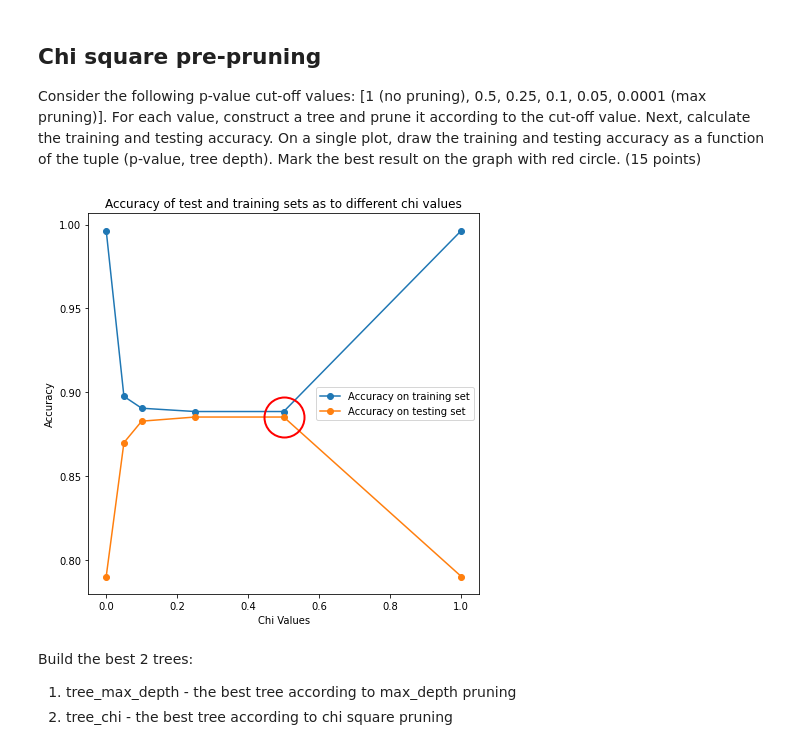
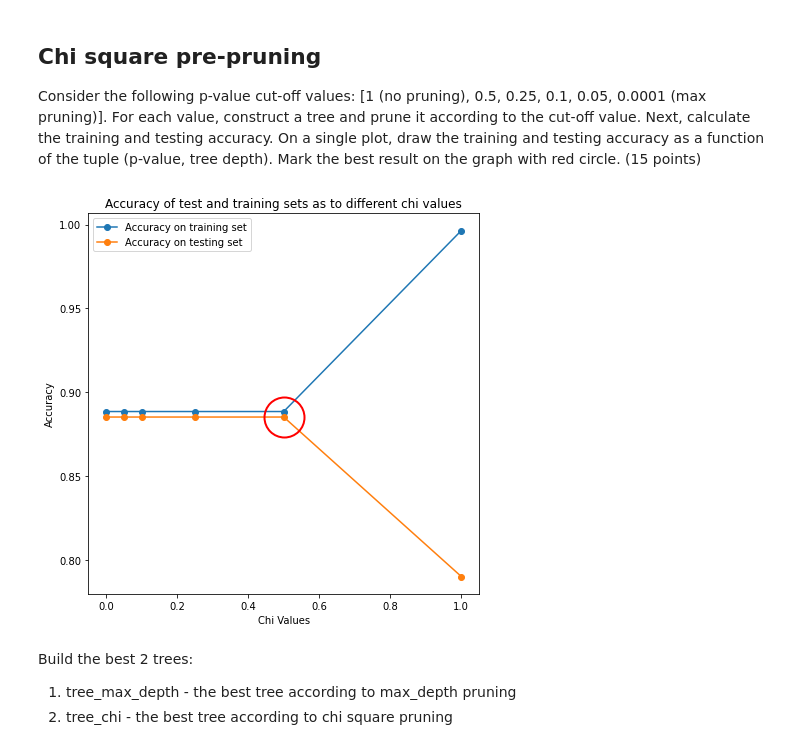
Before and after one commit to danspts/ml-hw, a Jupyter notebook: hw2/hwa2.ipynb, the cells around one changed output. Saved outputs shown, nothing was run; the diff lists cells and outputs as text; code cells hidden in the pictures.

Commit message:
made chi table paramter of build tree

```diff
--- a/hw2/hwa2.ipynb
+++ b/hw2/hwa2.ipynb
@@ -350,7 +350,7 @@ def chi_square_test(data):
 
     return chi, df
 # %%
-def build_tree(data, impurity, gain_ratio=False, chi=1, max_depth=500, feature_value=None):
+def build_tree(data, impurity, gain_ratio=False, chi=1, max_depth=500, feature_value=None, chi_table=None):
     """
     Build a tree using the given impurity measure and training dataset.
     You are required to fully grow the tree until all leaves are pure.
@@ -383,8 +383,10 @@ def build_tree(data, impurity, gain_ratio=False, chi=1, max_depth=500, feature_v
     # we pass in only the feature and class columns
     chi_value, df = chi_square_test(data[:,[feature, -1]])
 
-    if feature_value and chi != 1 and chi_value > chi_table[df].get(chi, 100000):
-        return root
+    if feature_value and chi != 1:
+        # If chi_table was not passed, we simply use the chi paramter as a cutoff
+        if (chi_table and chi_value > chi_table[df].get(chi, 100000)) or chi_value > chi:
+            return root
 
     for value in split_feature_dict:
 
@@ -580,11 +591,11 @@ chi_table = {1: {0.5 : 0.45,
 #### Your code here ####
 p_values = [1, 0.5, 0.25, 0.1, 0.05, 0.0001]
 # %%
-def chi_cut_off(data, test_data, impurity, gain_ratio, p_values):
+def chi_cut_off(data, test_data, impurity, gain_ratio, p_values, chi_table):
     history_accuracy_test = []
     history_accuracy_data = []
     for chi in p_values:
-        tree_node = build_tree(data=data, chi=chi, impurity=impurity, gain_ratio=gain_ratio)
+        tree_node = build_tree(data=data, chi=chi, chi_table=chi_table, impurity=impurity, gain_ratio=gain_ratio)
         accuracy_data = calc_accuracy(tree_node, data)
         accuracy_test = calc_accuracy(tree_node, test_data)
         history_accuracy_test.append(accuracy_test)
@@ -592,26 +603,26 @@ def chi_cut_off(data, test_data, impurity, gain_ratio, p_values):
     return history_accuracy_data, history_accuracy_test
 # %%
 history_accuracy_data, history_accuracy_test = chi_cut_off(X_train, X_test, calc_entropy,
-                                                    gain_ratio=True, p_values =p_values)
+                                                    gain_ratio=True, p_values =p_values, chi_table=chi_table)
 # %%
 ymax = max(history_accuracy_test)
 xpos = history_accuracy_test.index(ymax)
 best_chi = p_values[xpos]
 
 
 plt.figure(figsize=(7, 7))
 plt.plot(p_values, history_accuracy_data, marker="o")
 plt.plot(p_values, history_accuracy_test, marker="o")
 
-plt.plot(xmax, ymax, 'o', ms=20 * 2, mec='r', mfc='none', mew=2)
+plt.plot(best_chi, ymax, 'o', ms=20 * 2, mec='r', mfc='none', mew=2)
 
 plt.xlabel('Chi Values')
 plt.ylabel('Accuracy')
 plt.title('Accuracy of test and training sets as to different chi values')
 plt.legend(["Accuracy on training set", "Accuracy on testing set"])
 plt.show()
 # %% [output]
-[figure, old version]
+[figure, new version]
 # %% [markdown]
 Build the best 2 trees:
 1. tree_max_depth - the best tree according to max_depth pruning
```
Also changed, not shown: parts of 5 cells of this notebook.
